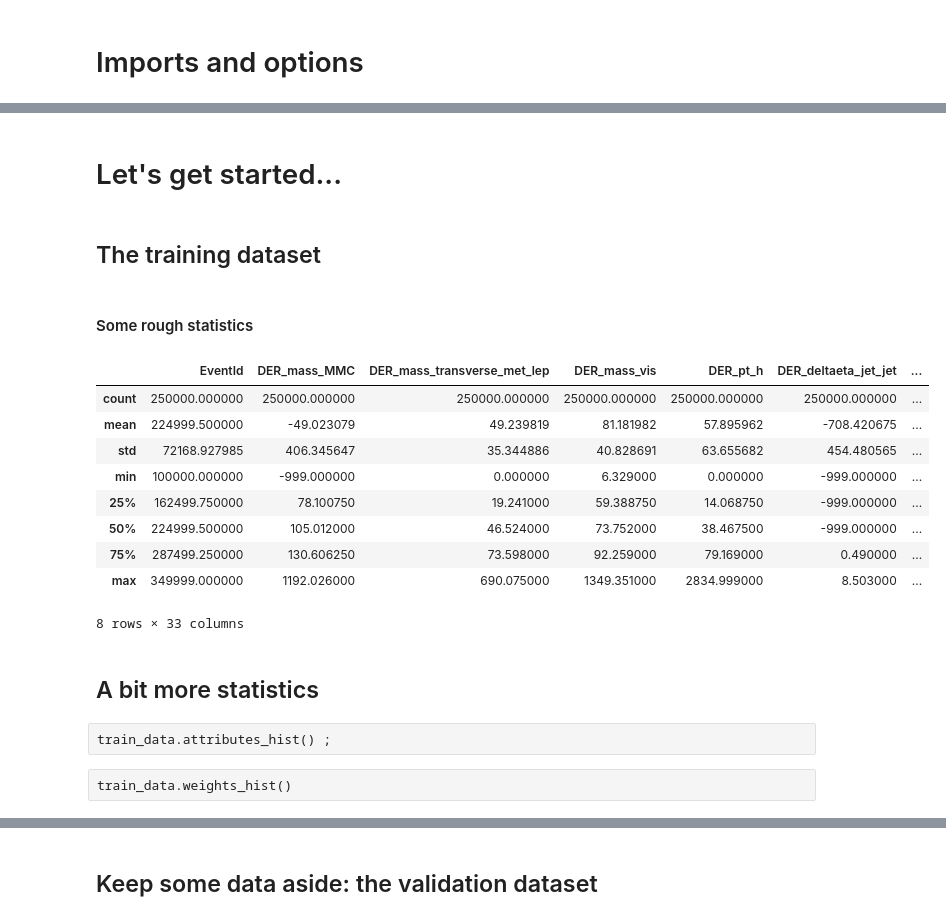
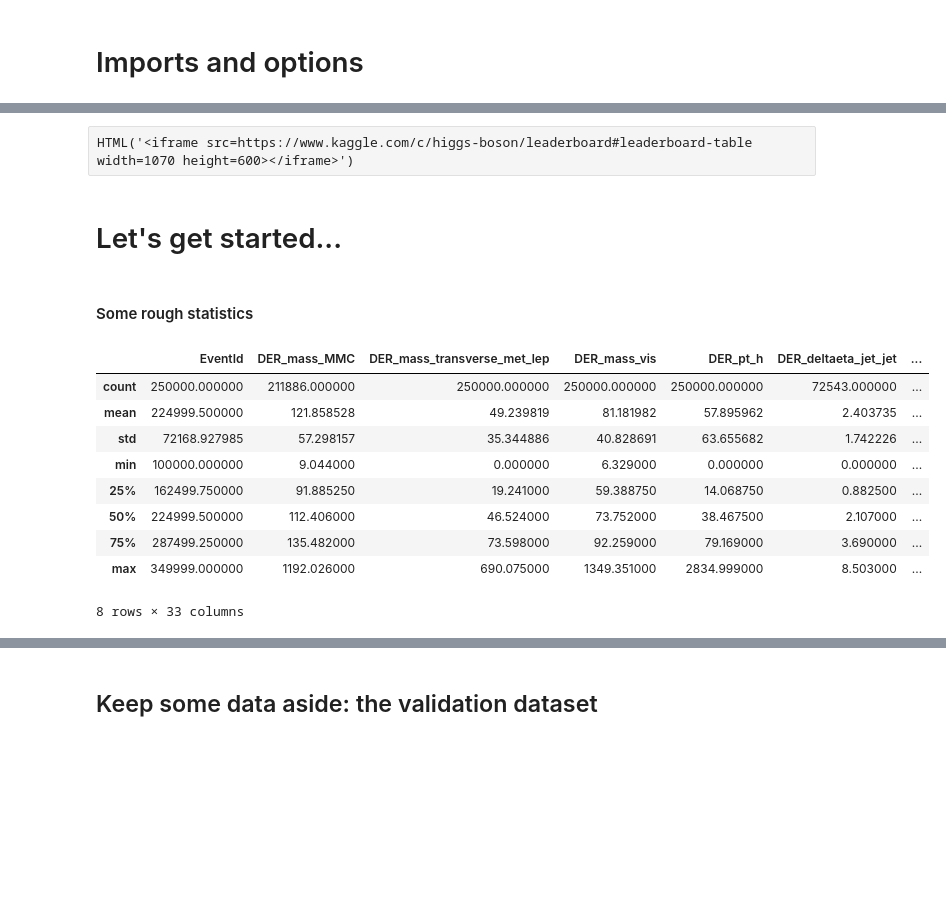
Before and after one commit to Djabbz/SOS14_practical_session, a Jupyter notebook: SOS.ipynb, the cells around one changed output, grey strips where cells are left out. Saved outputs shown, nothing was run; the diff lists cells and outputs as text; code cells hidden in the pictures; blank space fills up the shorter version.

```diff
--- a/SOS.ipynb
+++ b/SOS.ipynb
@@ -8,7 +48,5 @@ from IPython.display import Image, HTML
 # %%
-# Some lil' tweaks that make life more enjoyable
-%load_ext autoreload
-%autoreload 2
 pd.set_option('display.mpl_style', 'default') # Make the graphs a bit prettier
 pd.set_option('display.max_columns', None) # Otherwise, the columns will be truncated
-pd.set_option('display.max_rows', 10)
+pd.set_option('display.max_rows', 35)
+rcParams['figure.figsize'] = (10.0, 8.0)
@@ -58,28 +56,22 @@ HTML('<iframe src=https://www.kaggle.com/c/higgs-boson/leaderboard#leaderboard-t
+# %% [raw]
+HTML('<iframe src=https://www.kaggle.com/c/higgs-boson/leaderboard#leaderboard-table width=1070 height=600></iframe>')
 # %% [markdown]
 # Let's get started...
-# %% [markdown]
-## The training dataset
 # %%
 train_filename = 'training.csv'
 train_data = SOS.HiggsData(train_filename)
 # %% [markdown]
 #### Some rough statistics
 # %%
-train_data.describe()
+train_data.cleaned_describe()
 # %% [output]
 |  | EventId | DER_mass_MMC | DER_mass_transverse_met_lep | DER_mass_vis | DER_pt_h | DER_deltaeta_jet_jet | ... |
-| count | 250000.000000 | 250000.000000 | 250000.000000 | 250000.000000 | 250000.000000 | 250000.000000 | ... |
-| mean | 224999.500000 | -49.023079 | 49.239819 | 81.181982 | 57.895962 | -708.420675 | ... |
-| std | 72168.927985 | 406.345647 | 35.344886 | 40.828691 | 63.655682 | 454.480565 | ... |
-| min | 100000.000000 | -999.000000 | 0.000000 | 6.329000 | 0.000000 | -999.000000 | ... |
-| 25% | 162499.750000 | 78.100750 | 19.241000 | 59.388750 | 14.068750 | -999.000000 | ... |
-| 50% | 224999.500000 | 105.012000 | 46.524000 | 73.752000 | 38.467500 | -999.000000 | ... |
-| 75% | 287499.250000 | 130.606250 | 73.598000 | 92.259000 | 79.169000 | 0.490000 | ... |
+| count | 250000.000000 | 211886.000000 | 250000.000000 | 250000.000000 | 250000.000000 | 72543.000000 | ... |
+| mean | 224999.500000 | 121.858528 | 49.239819 | 81.181982 | 57.895962 | 2.403735 | ... |
+| std | 72168.927985 | 57.298157 | 35.344886 | 40.828691 | 63.655682 | 1.742226 | ... |
+| min | 100000.000000 | 9.044000 | 0.000000 | 6.329000 | 0.000000 | 0.000000 | ... |
+| 25% | 162499.750000 | 91.885250 | 19.241000 | 59.388750 | 14.068750 | 0.882500 | ... |
+| 50% | 224999.500000 | 112.406000 | 46.524000 | 73.752000 | 38.467500 | 2.107000 | ... |
+| 75% | 287499.250000 | 135.482000 | 73.598000 | 92.259000 | 79.169000 | 3.690000 | ... |
 | max | 349999.000000 | 1192.026000 | 690.075000 | 1349.351000 | 2834.999000 | 8.503000 | ... |
 8 rows × 33 columns
-# %% [markdown]
-## A bit more statistics
-# %% [raw]
-train_data.attributes_hist() ;
-# %% [raw]
-train_data.weights_hist()
```
Also changed, not shown: parts of 33 cells of this notebook, 2 other files.
